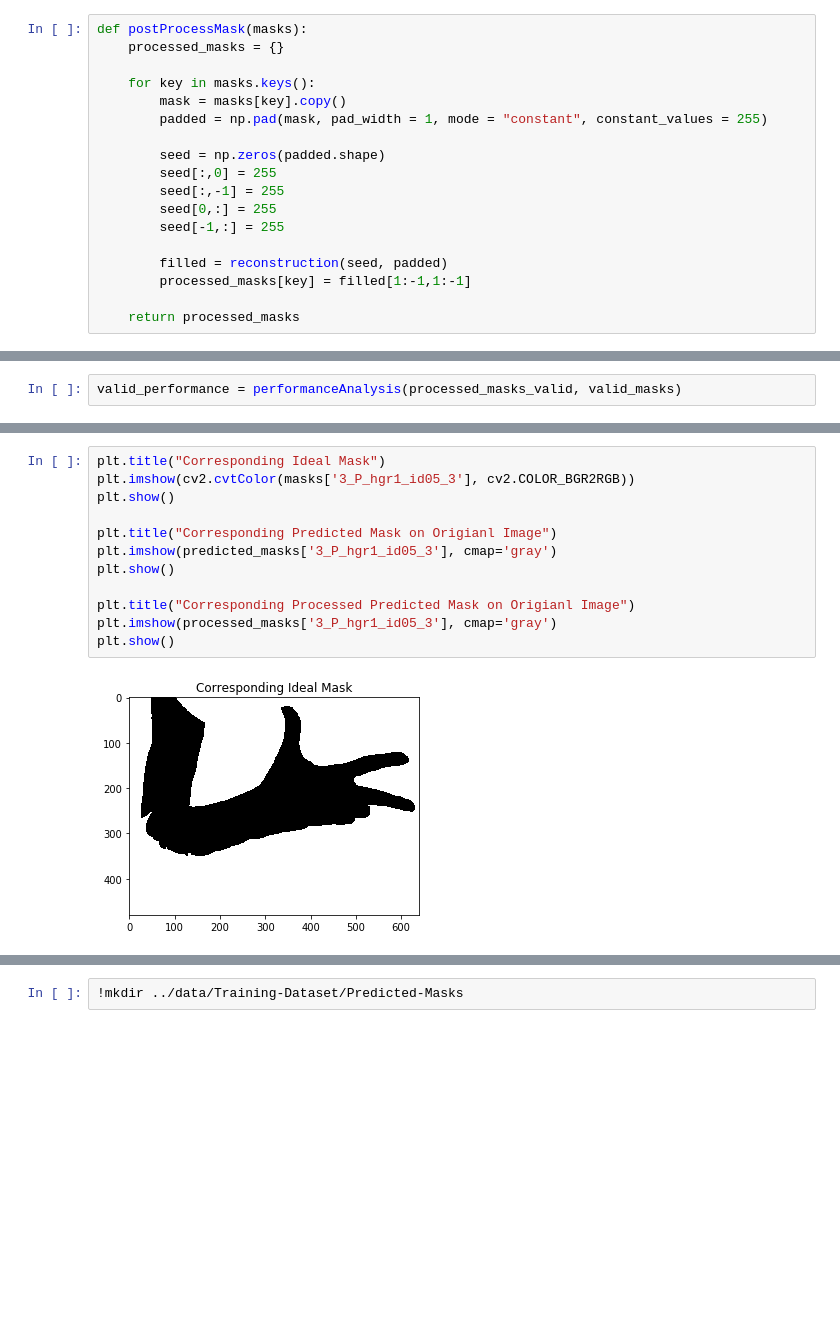
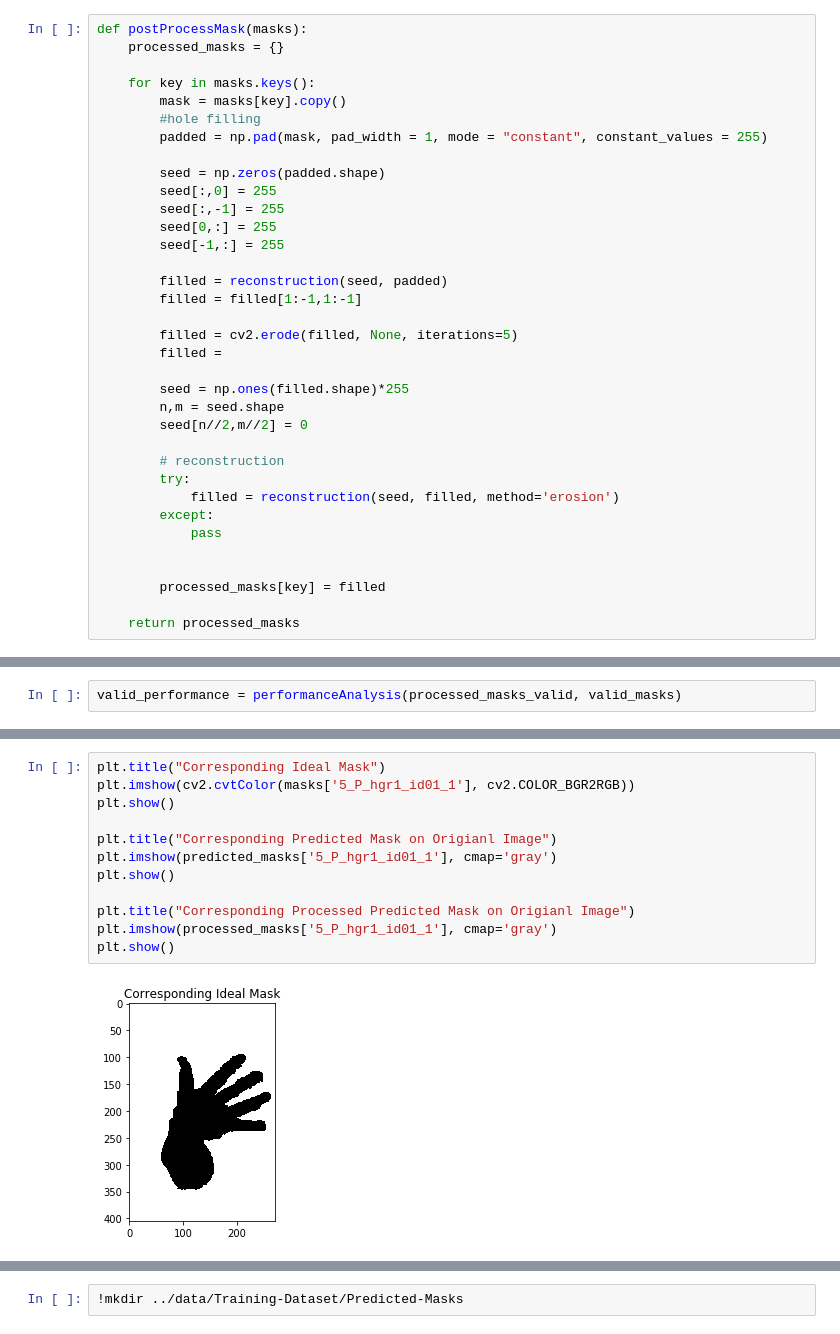
Before and after one commit to uridr/Finger-Detection, a Jupyter notebook: preprocessing/skin_color_characterization.ipynb, the cells around one changed output, grey strips where cells are left out. Saved outputs shown, nothing was run; the diff lists cells and outputs as text; blank space fills up the shorter version.

```diff
--- a/preprocessing/skin_color_characterization.ipynb
+++ b/preprocessing/skin_color_characterization.ipynb
@@ -121,6 +121,7 @@ def postProcessMask(masks):
 
     for key in masks.keys():
         mask = masks[key].copy()
+        #hole filling
         padded = np.pad(mask, pad_width = 1, mode = "constant", constant_values = 255)
 
         seed = np.zeros(padded.shape)
@@ -130,7 +131,23 @@ def postProcessMask(masks):
         seed[-1,:] = 255
 
         filled = reconstruction(seed, padded)
-        processed_masks[key] = filled[1:-1,1:-1]
+        filled = filled[1:-1,1:-1]
+
+        filled = cv2.erode(filled, None, iterations=5)
+        filled =
+
+        seed = np.ones(filled.shape)*255
+        n,m = seed.shape
+        seed[n//2,m//2] = 0
+
+        # reconstruction
+        try:
+            filled = reconstruction(seed, filled, method='erosion')
+        except:
+            pass
+
+
+        processed_masks[key] = filled
 
     return processed_masks
 # %%
@@ -338,14 +371,14 @@ Valid: {'precision': 0.7083712214589263, 'recall': 0.9100556402089188, 'f1_score
 # %%
 plt.title("Corresponding Ideal Mask")
-plt.imshow(cv2.cvtColor(masks['3_P_hgr1_id05_3'], cv2.COLOR_BGR2RGB))
+plt.imshow(cv2.cvtColor(masks['5_P_hgr1_id01_1'], cv2.COLOR_BGR2RGB))
 plt.show()
 
 plt.title("Corresponding Predicted Mask on Origianl Image")
-plt.imshow(predicted_masks['3_P_hgr1_id05_3'], cmap='gray')
+plt.imshow(predicted_masks['5_P_hgr1_id01_1'], cmap='gray')
 plt.show()
 
 plt.title("Corresponding Processed Predicted Mask on Origianl Image")
-plt.imshow(processed_masks['3_P_hgr1_id05_3'], cmap='gray')
+plt.imshow(processed_masks['5_P_hgr1_id01_1'], cmap='gray')
 plt.show()
 # %% [output]
-[figure, old version]
+[figure, new version]
```
Also changed, not shown: parts of 11 cells of this notebook, 6 other files.
